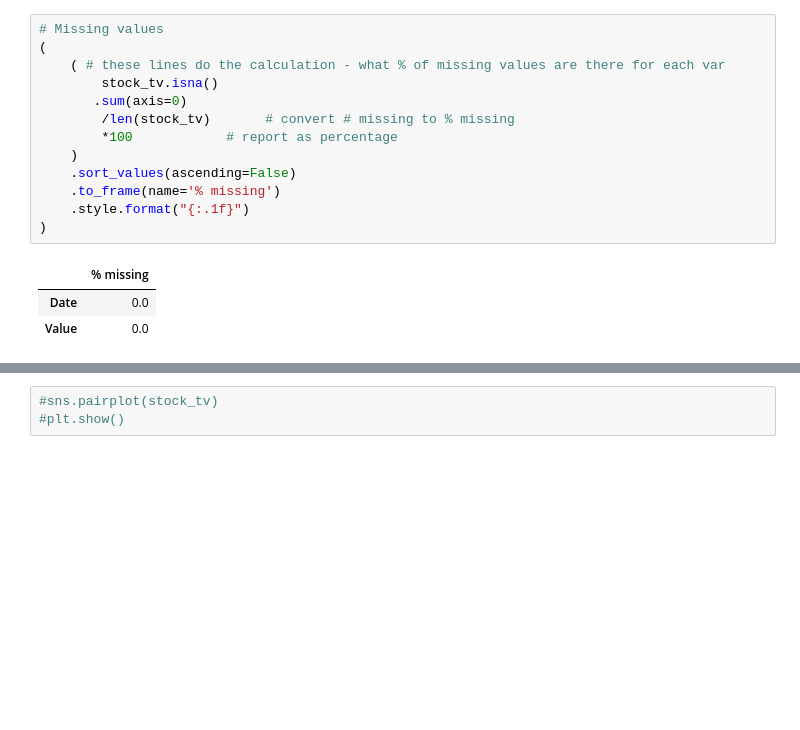
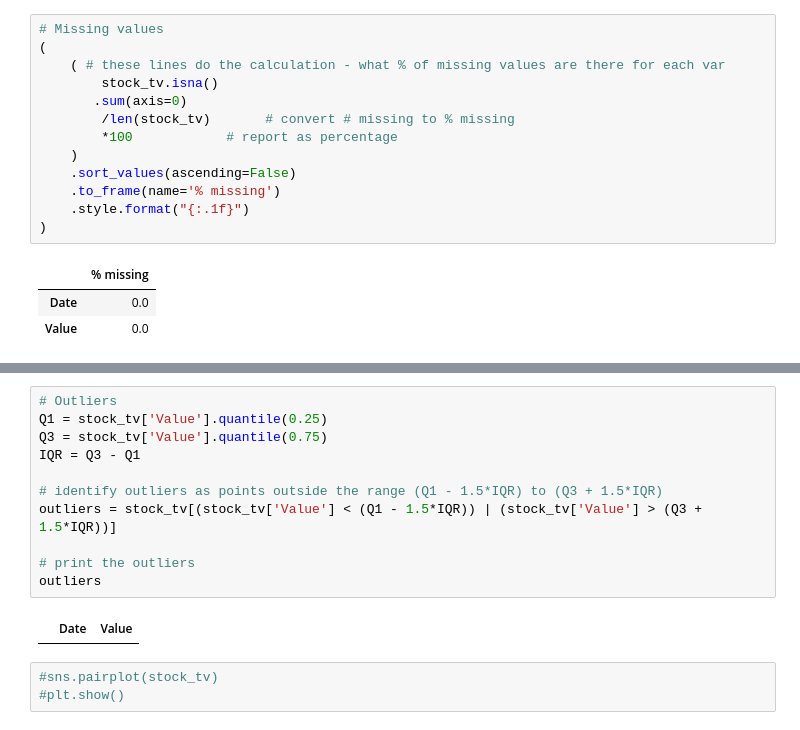
Before and after one commit to mab923/finalteamproject, a Jupyter notebook: Load_Data.ipynb, the cells around one changed output, grey strips where cells are left out. Drawn from its saved outputs; the diff is of its cells as text; blank space fills up the shorter version.

```diff
--- a/Load_Data.ipynb
+++ b/Load_Data.ipynb
@@ -281,4 +300,17 @@ Value    object
 dtype: object
+# %%
+# Outliers
+Q1 = stock_tv['Value'].quantile(0.25)
+Q3 = stock_tv['Value'].quantile(0.75)
+IQR = Q3 - Q1
+
+# identify outliers as points outside the range (Q1 - 1.5*IQR) to (Q3 + 1.5*IQR)
+outliers = stock_tv[(stock_tv['Value'] < (Q1 - 1.5*IQR)) | (stock_tv['Value'] > (Q3 + 1.5*IQR))]
+
+# print the outliers
+outliers
+# %% [output]
+|  | Date | Value |
 # %%
 #sns.pairplot(stock_tv)
 #plt.show()
```
Also changed, not shown: parts of 13 cells of this notebook.
